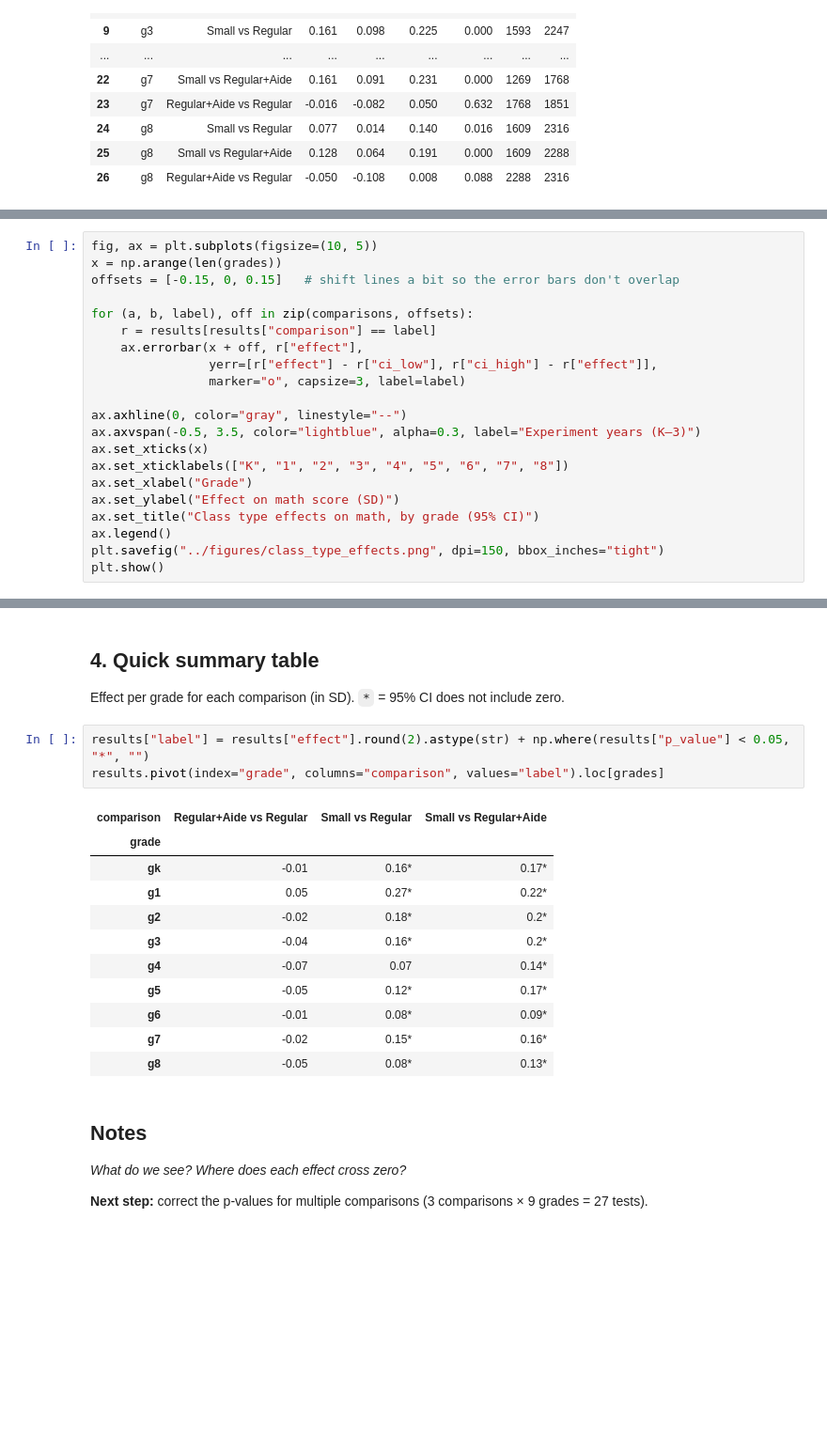
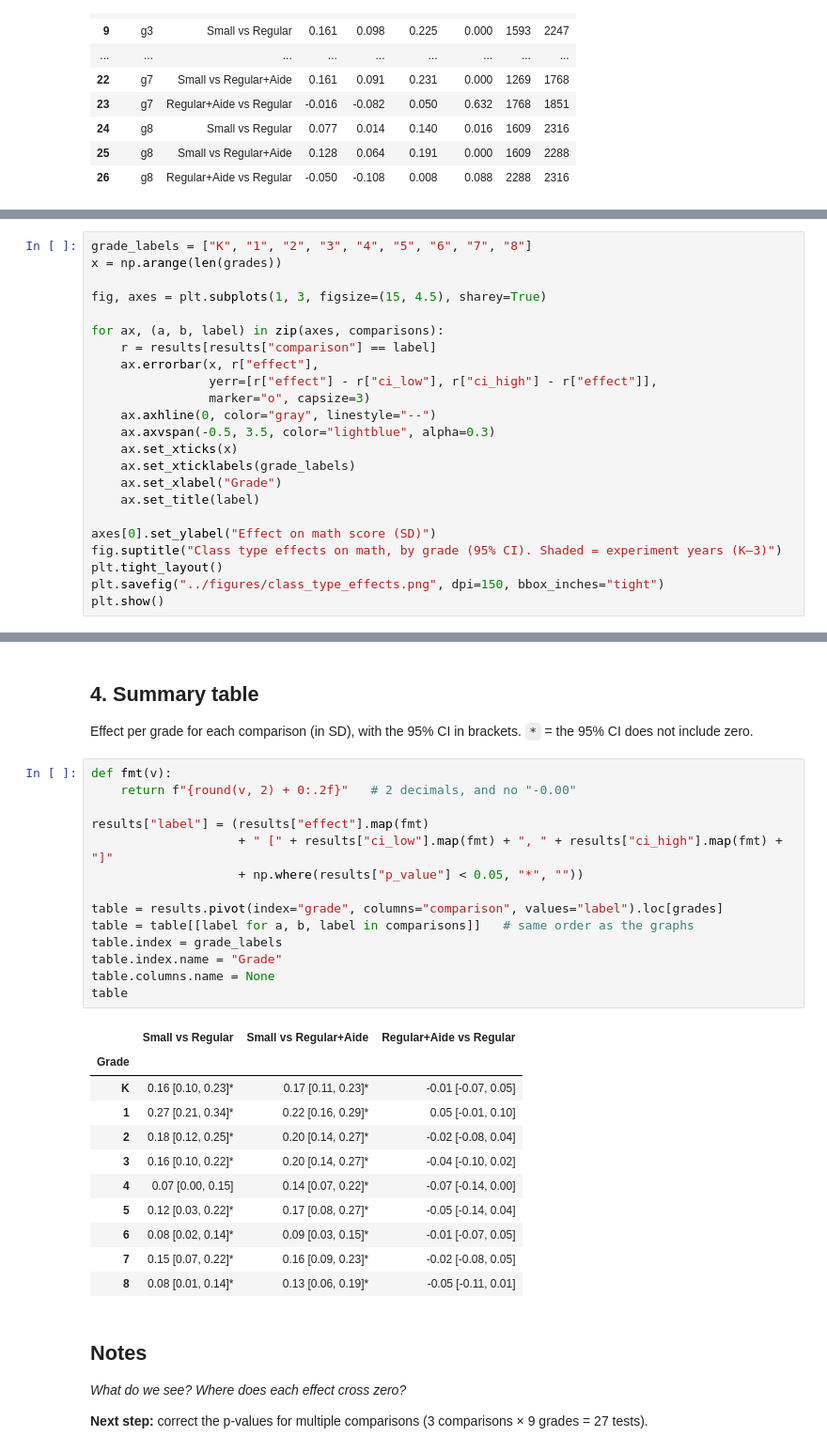
Before and after one commit to itai-wachtel/star-stat-project, a Jupyter notebook: notebooks/02_class_type_effects.ipynb, the cells around one changed output, grey strips where cells are left out. Shown at 94% size. Saved outputs shown, nothing was run; the diff lists cells and outputs as text; blank space fills up the shorter version.

```diff
--- a/notebooks/02_class_type_effects.ipynb
+++ b/notebooks/02_class_type_effects.ipynb
@@ -100,23 +100,25 @@ The shaded area is the experiment years (K–3). The dashed line is zero (no eff
 If a confidence interval crosses zero, the effect in that grade is not significant.
 # %%
-fig, ax = plt.subplots(figsize=(10, 5))
+grade_labels = ["K", "1", "2", "3", "4", "5", "6", "7", "8"]
 x = np.arange(len(grades))
-offsets = [-0.15, 0, 0.15]   # shift lines a bit so the error bars don't overlap
 
-for (a, b, label), off in zip(comparisons, offsets):
+fig, axes = plt.subplots(1, 3, figsize=(15, 4.5), sharey=True)
+
+for ax, (a, b, label) in zip(axes, comparisons):
     r = results[results["comparison"] == label]
-    ax.errorbar(x + off, r["effect"],
+    ax.errorbar(x, r["effect"],
                 yerr=[r["effect"] - r["ci_low"], r["ci_high"] - r["effect"]],
-                marker="o", capsize=3, label=label)
+                marker="o", capsize=3)
+    ax.axhline(0, color="gray", linestyle="--")
+    ax.axvspan(-0.5, 3.5, color="lightblue", alpha=0.3)
+    ax.set_xticks(x)
+    ax.set_xticklabels(grade_labels)
+    ax.set_xlabel("Grade")
+    ax.set_title(label)
 
-ax.axhline(0, color="gray", linestyle="--")
-ax.axvspan(-0.5, 3.5, color="lightblue", alpha=0.3, label="Experiment years (K–3)")
-ax.set_xticks(x)
-ax.set_xticklabels(["K", "1", "2", "3", "4", "5", "6", "7", "8"])
-ax.set_xlabel("Grade")
-ax.set_ylabel("Effect on math score (SD)")
-ax.set_title("Class type effects on math, by grade (95% CI)")
-ax.legend()
+axes[0].set_ylabel("Effect on math score (SD)")
+fig.suptitle("Class type effects on math, by grade (95% CI). Shaded = experiment years (K–3)")
+plt.tight_layout()
 plt.savefig("../figures/class_type_effects.png", dpi=150, bbox_inches="tight")
 plt.show()
 # %% [output]
@@ -124,22 +126,34 @@ plt.show()
 # %% [markdown]
-## 4. Quick summary table
+## 4. Summary table
 
-Effect per grade for each comparison (in SD). `*` = 95% CI does not include zero.
+Effect per grade for each comparison (in SD), with the 95% CI in brackets.
+`*` = the 95% CI does not include zero.
 # %%
-results["label"] = results["effect"].round(2).astype(str) + np.where(results["p_value"] < 0.05, "*", "")
-results.pivot(index="grade", columns="comparison", values="label").loc[grades]
+def fmt(v):
+    return f"{round(v, 2) + 0:.2f}"   # 2 decimals, and no "-0.00"
+
+results["label"] = (results["effect"].map(fmt)
+                    + " [" + results["ci_low"].map(fmt) + ", " + results["ci_high"].map(fmt) + "]"
+                    + np.where(results["p_value"] < 0.05, "*", ""))
+
+table = results.pivot(index="grade", columns="comparison", values="label").loc[grades]
+table = table[[label for a, b, label in comparisons]]   # same order as the graphs
+table.index = grade_labels
+table.index.name = "Grade"
+table.columns.name = None
+table
 # %% [output]
-| comparison | Regular+Aide vs Regular | Small vs Regular | Small vs Regular+Aide |
-| grade |  |  |  |
-| gk | -0.01 | 0.16* | 0.17* |
-| g1 | 0.05 | 0.27* | 0.22* |
-| g2 | -0.02 | 0.18* | 0.2* |
-| g3 | -0.04 | 0.16* | 0.2* |
-| g4 | -0.07 | 0.07 | 0.14* |
-| g5 | -0.05 | 0.12* | 0.17* |
-| g6 | -0.01 | 0.08* | 0.09* |
-| g7 | -0.02 | 0.15* | 0.16* |
-| g8 | -0.05 | 0.08* | 0.13* |
+|  | Small vs Regular | Small vs Regular+Aide | Regular+Aide vs Regular |
+| Grade |  |  |  |
+| K | 0.16 [0.10, 0.23]* | 0.17 [0.11, 0.23]* | -0.01 [-0.07, 0.05] |
+| 1 | 0.27 [0.21, 0.34]* | 0.22 [0.16, 0.29]* | 0.05 [-0.01, 0.10] |
+| 2 | 0.18 [0.12, 0.25]* | 0.20 [0.14, 0.27]* | -0.02 [-0.08, 0.04] |
+| 3 | 0.16 [0.10, 0.22]* | 0.20 [0.14, 0.27]* | -0.04 [-0.10, 0.02] |
+| 4 | 0.07 [0.00, 0.15] | 0.14 [0.07, 0.22]* | -0.07 [-0.14, 0.00] |
+| 5 | 0.12 [0.03, 0.22]* | 0.17 [0.08, 0.27]* | -0.05 [-0.14, 0.04] |
+| 6 | 0.08 [0.02, 0.14]* | 0.09 [0.03, 0.15]* | -0.01 [-0.07, 0.05] |
+| 7 | 0.15 [0.07, 0.22]* | 0.16 [0.09, 0.23]* | -0.02 [-0.08, 0.05] |
+| 8 | 0.08 [0.01, 0.14]* | 0.13 [0.06, 0.19]* | -0.05 [-0.11, 0.01] |
 # %% [markdown]
 ## Notes
 
```
Also changed, not shown: parts of 2 cells of this notebook, 1 other file.
